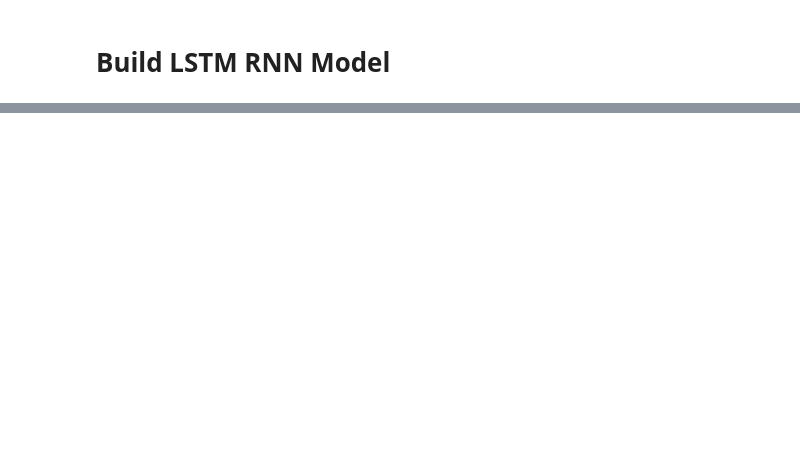
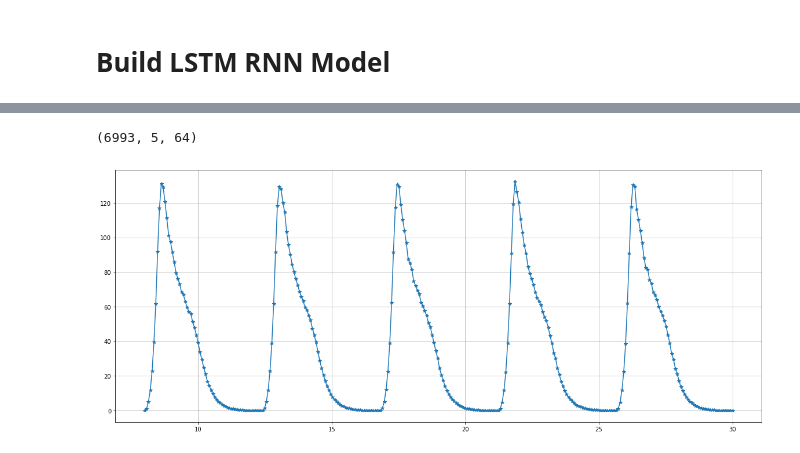
Before and after one commit to ZXPAY/EEG_Emotion_Classification, a Jupyter notebook: EEGModelDL.ipynb, the cells around one changed output, grey strips where cells are left out. Drawn from its saved outputs; the diff is of its cells as text; code cells hidden in the pictures; blank space fills up the shorter version.

```diff
--- a/EEGModelDL.ipynb
+++ b/EEGModelDL.ipynb
@@ -286,0 +270,15 @@ ScareSignalList.shape
+# %%
+X = np.vstack((NormalSignalArray,\
+               ScareSignalArray,\
+               TouchSignalArray,\
+               LaughSignalArray))
+Normaly = np.ones([NormalSignalArray.shape[0]], dtype=np.float32) * 1
+Scarey = np.ones([ScareSignalArray.shape[0]], dtype=np.float32) * 2
+Touchy = np.ones([TouchSignalArray.shape[0]], dtype=np.float32) * 3
+Laughy = np.ones([LaughSignalArray.shape[0]], dtype=np.float32) * 4
+y = np.hstack((Normaly,\
+              Scarey,\
+              Touchy,\
+              Laughy))
+print('X Shape : ', X.shape)
+print('y Shape : ', y.shape)
@@ -288,11 +289,8 @@ ScareSignalList.shape
 # Hyper parameter Setup
 TEST_SIZE = 0.3
 BATCH_SIZE = 128        # betch training per 128 as a batch
-TIME_STEP = 5*64   # per five seconds
+TIME_STEP = 5   # per five seconds
 INPUT_SIZE = 64    # 64 Features
 LEARNING_RATE = 0.01
-
-raw_X = NormalSignalList[5]
-raw_y = NormalSignalList[5]
 # %%
 # Normalize and to Split the training data, testing data
@@ -325,8 +339,11 @@ Using TensorFlow backend.
 # RNN/LSTM: input format (batch_size, timesteps, input_dim)
 model = Sequential()
 model.add(LSTM(units=20, input_shape=(TIME_STEP, INPUT_SIZE)))
-model.add(Dense(1))
-model.compile(loss='mse', optimizer='adam')
+model.add(Dense(500, activation='relu'))
+model.add(Dense(100, activation='relu'))
+model.add(Dense(4, activation='softmax'))
+
+model.compile(loss='categorical_crossentropy', optimizer='adam', metrics=[metrics.categorical_accuracy])
 # %%
 # See the NN Configure
 model.summary()
@@ -344,5 +365,5 @@ Non-trainable params: 0
 _________________________________________________________________
 # %%
 # Training Data now
-model.fit(SignalNormalTrain, LabelNormal, epochs=100, batch_size=BATCH_SIZE, verbose=2)
+model.fit(train_X, train_y, epochs=20, batch_size=BATCH_SIZE, verbose=2)
 # %% [output]
@@ -366,0 +422,13 @@ Epoch 100/100
+# %%
+train_X.shape
+# %% [output]
+(6993, 5, 64)
+# %%
+a = train_X[3,:,:].reshape(5*64)
+b = np.linspace(8,30,a.shape[0])
+plt.figure(figsize=(20,8))
+plt.plot(b,a,'*-')
+plt.grid(True)
+plt.show()
+# %% [output]
+[figure, added]
```
Also changed, not shown: parts of 16 cells of this notebook, 16 other files.
